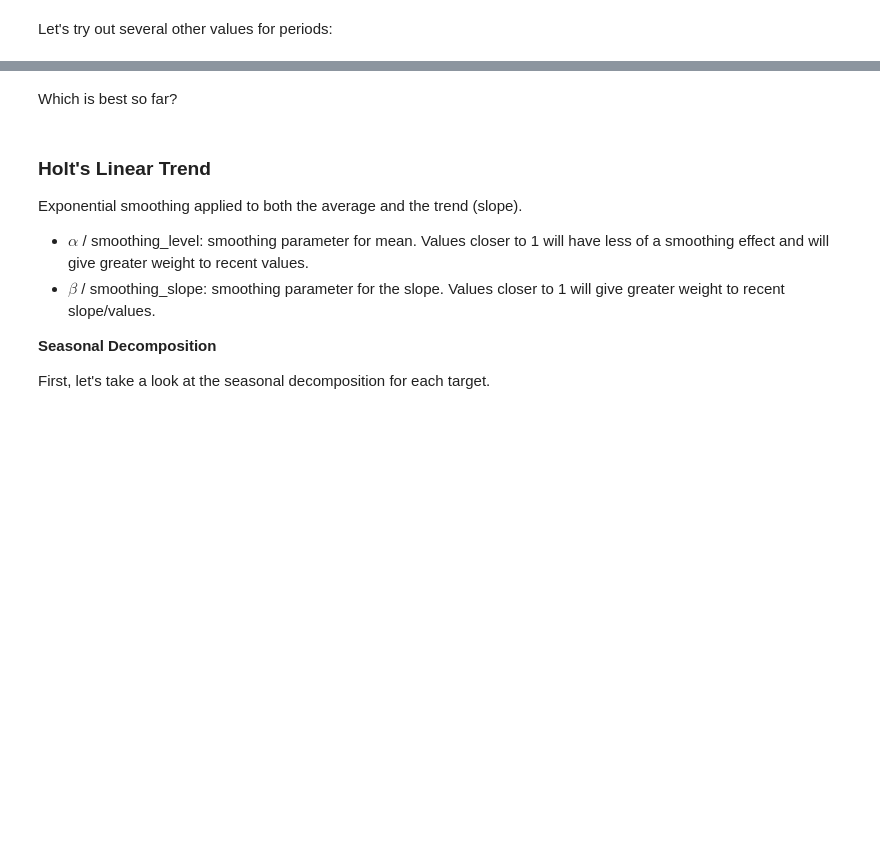
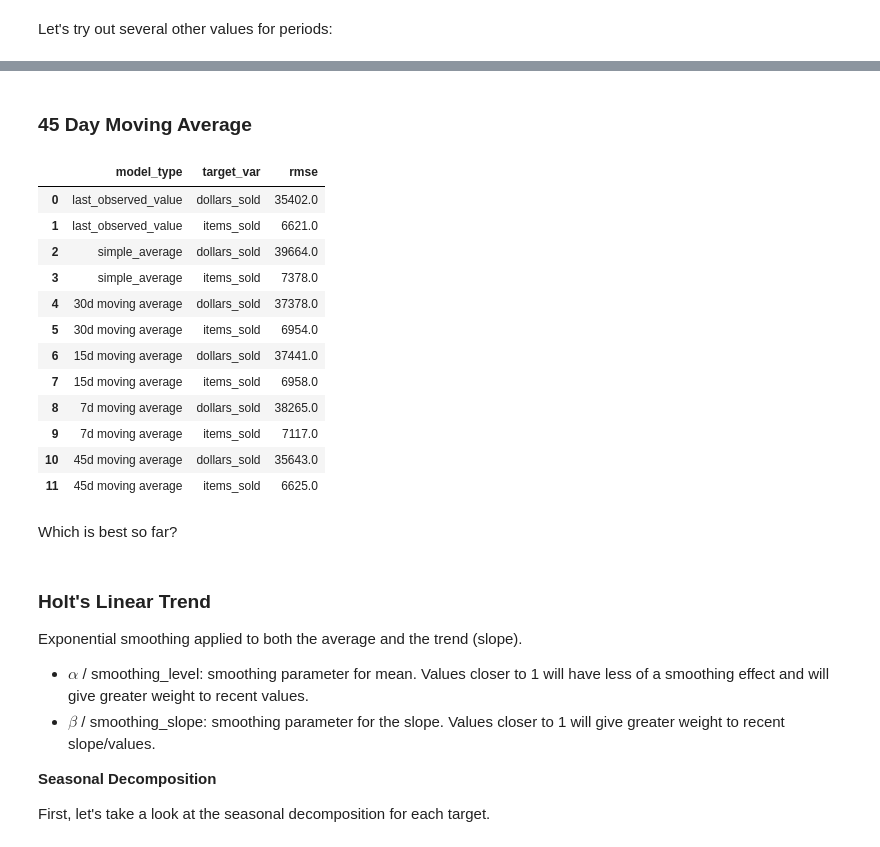
Before and after one commit to joshuamchavez2/time-series-analysis, a Jupyter notebook: modeling-lesson.ipynb, the cells around one changed output, grey strips where cells are left out. Drawn from its saved outputs; the diff is of its cells as text; code cells hidden in the pictures; blank space fills up the shorter version.

```diff
--- a/modeling-lesson.ipynb
+++ b/modeling-lesson.ipynb
@@ -463,0 +484,3 @@ Evaluate using MSE and RMSE, and add evaluation metrics to `eval_df`
+# %%
+for col in train.columns:
+    eval_df = append_eval_df(model_type="30d moving average", target_var = col)
@@ -465,0 +501,8 @@ Let's try out several other values for periods:
+# %%
+period = 15
+items = round(train['items_sold'].rolling(period).mean().iloc[-1])
+dollars = round(train['dollars_sold'].rolling(period).mean().iloc[-1], 2)
+yhat_df = make_predictions(items, dollars)
+for col in train.columns:
+    eval_df = append_eval_df(model_type="15d moving average", target_var = col)
+eval_df
@@ -465,0 +521,8 @@ Let's try out several other values for periods:
+# %%
+period = 7
+items = round(train['items_sold'].rolling(period).mean().iloc[-1])
+dollars = round(train['dollars_sold'].rolling(period).mean().iloc[-1], 2)
+yhat_df = make_predictions(items, dollars)
+for col in train.columns:
+    eval_df = append_eval_df(model_type="7d moving average", target_var = col)
+eval_df
@@ -466,3 +541,27 @@ Let's try out several other values for periods:
+# %% [markdown]
+### 45 Day Moving Average
+# %%
+period = 45
+items = round(train['items_sold'].rolling(period).mean().iloc[-1])
+dollars = round(train['dollars_sold'].rolling(period).mean().iloc[-1], 2)
+yhat_df = make_predictions(items, dollars)
+for col in train.columns:
+    eval_df = append_eval_df(model_type="45d moving average", target_var = col)
+eval_df
+# %% [output]
+|  | model_type | target_var | rmse |
+| 0 | last_observed_value | dollars_sold | 35402.0 |
+| 1 | last_observed_value | items_sold | 6621.0 |
+| 2 | simple_average | dollars_sold | 39664.0 |
+| 3 | simple_average | items_sold | 7378.0 |
+| 4 | 30d moving average | dollars_sold | 37378.0 |
+| 5 | 30d moving average | items_sold | 6954.0 |
+| 6 | 15d moving average | dollars_sold | 37441.0 |
+| 7 | 15d moving average | items_sold | 6958.0 |
+| 8 | 7d moving average | dollars_sold | 38265.0 |
+| 9 | 7d moving average | items_sold | 7117.0 |
+| 10 | 45d moving average | dollars_sold | 35643.0 |
+| 11 | 45d moving average | items_sold | 6625.0 |
 # %% [markdown]
 Which is best so far?
 # %%
```
Also changed, not shown: parts of 12 cells of this notebook.
